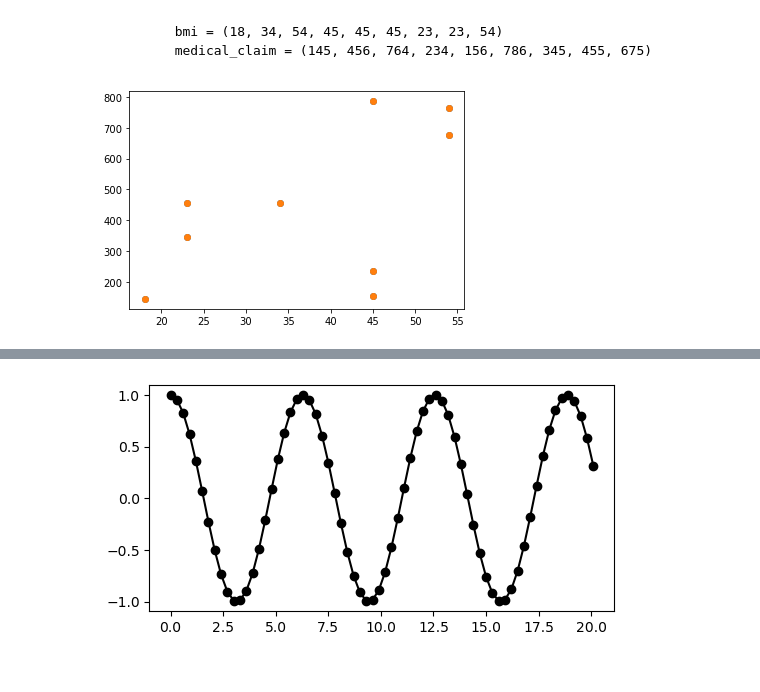
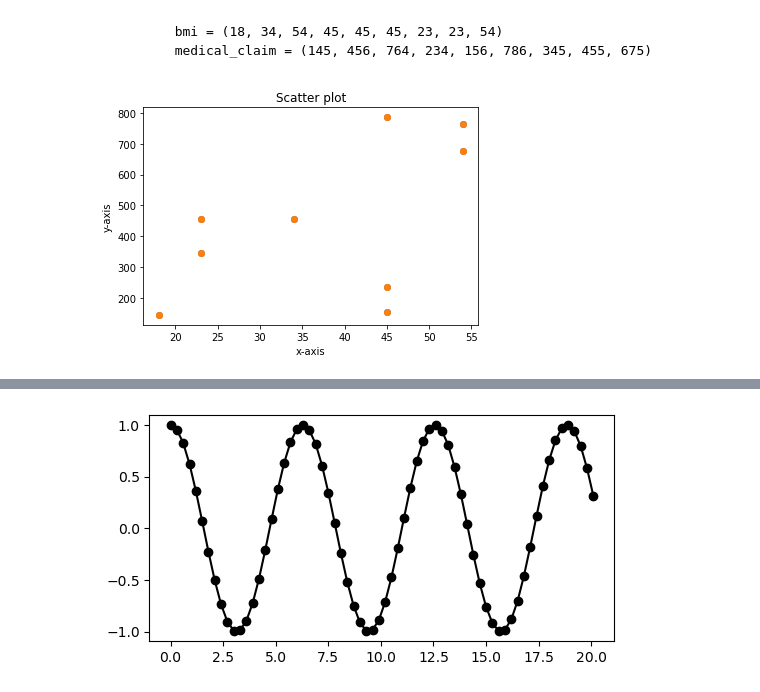
Before and after one commit to harshagiri/pydila, a Jupyter notebook: NPV-MANDATORY ASSIGNMENT_5/NPV_5B/NPV_5B.ipynb, the cells around one changed output, grey strips where cells are left out. Saved outputs shown, nothing was run; the diff lists cells and outputs as text; code cells hidden in the pictures.

```diff
--- a/NPV-MANDATORY ASSIGNMENT_5/NPV_5B/NPV_5B.ipynb
+++ b/NPV-MANDATORY ASSIGNMENT_5/NPV_5B/NPV_5B.ipynb
@@ -55,12 +57,15 @@ import numpy as np
 # %%
 # type your code here
 bmi = (18, 34, 54, 45, 45, 45, 23, 23, 54)
 medical_claim = (145, 456, 764, 234, 156, 786, 345, 455, 675)
 plt.scatter(bmi, medical_claim)
 plt.scatter(bmi, medical_claim)
+plt.xlabel('x-axis')
+plt.ylabel('y-axis')
+plt.title('Scatter plot')
 plt.show()
 # %% [output]
-[figure, old version]
+[figure, new version]
 # %% [markdown]
 <table align="left">
     <tr>
```
Also changed, not shown: parts of 11 cells of this notebook, 1 other file.
